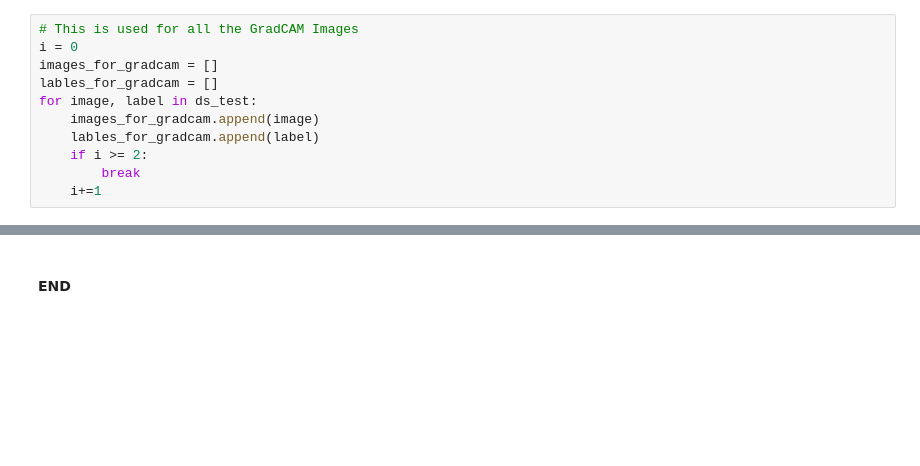
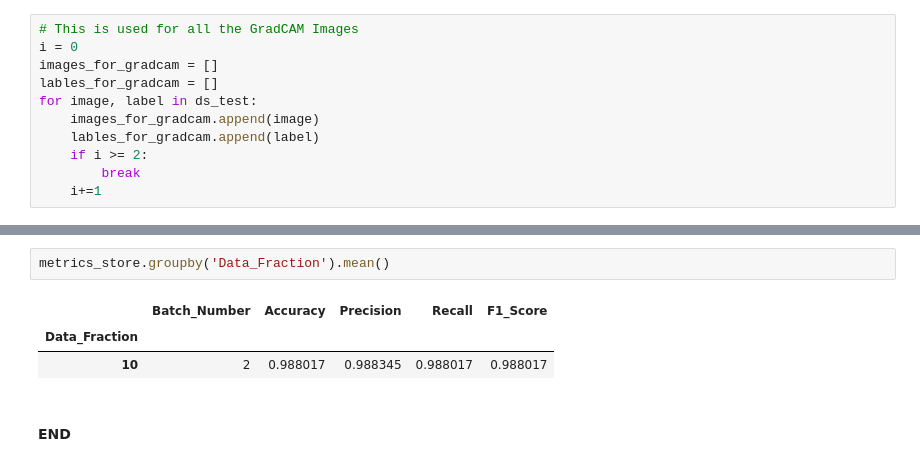
Before and after one commit to anoopsanka/retinal_oct, a Jupyter notebook: notebooks/11-Experiments_on_Supervised_Model.ipynb, the cells around one changed output, grey strips where cells are left out. Saved outputs shown, nothing was run; the diff lists cells and outputs as text; blank space fills up the shorter version.

```diff
--- a/notebooks/11-Experiments_on_Supervised_Model.ipynb
+++ b/notebooks/11-Experiments_on_Supervised_Model.ipynb
@@ -259,2 +283,8 @@ metrics_store.head()
+# %%
+metrics_store.groupby('Data_Fraction').mean()
+# %% [output]
+|  | Batch_Number | Accuracy | Precision | Recall | F1_Score |
+| Data_Fraction |  |  |  |  |  |
+| 10 | 2 | 0.988017 | 0.988345 | 0.988017 | 0.988017 |
 # %% [markdown]
 #### END
```
Also changed, not shown: parts of 6 cells of this notebook.
